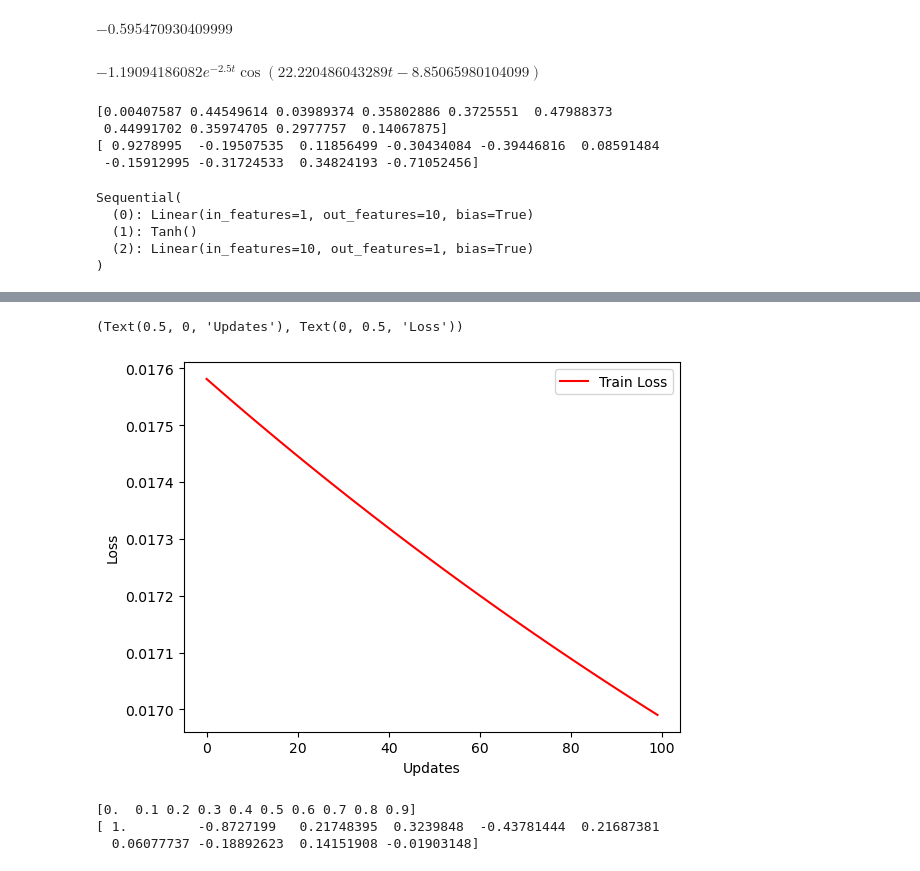
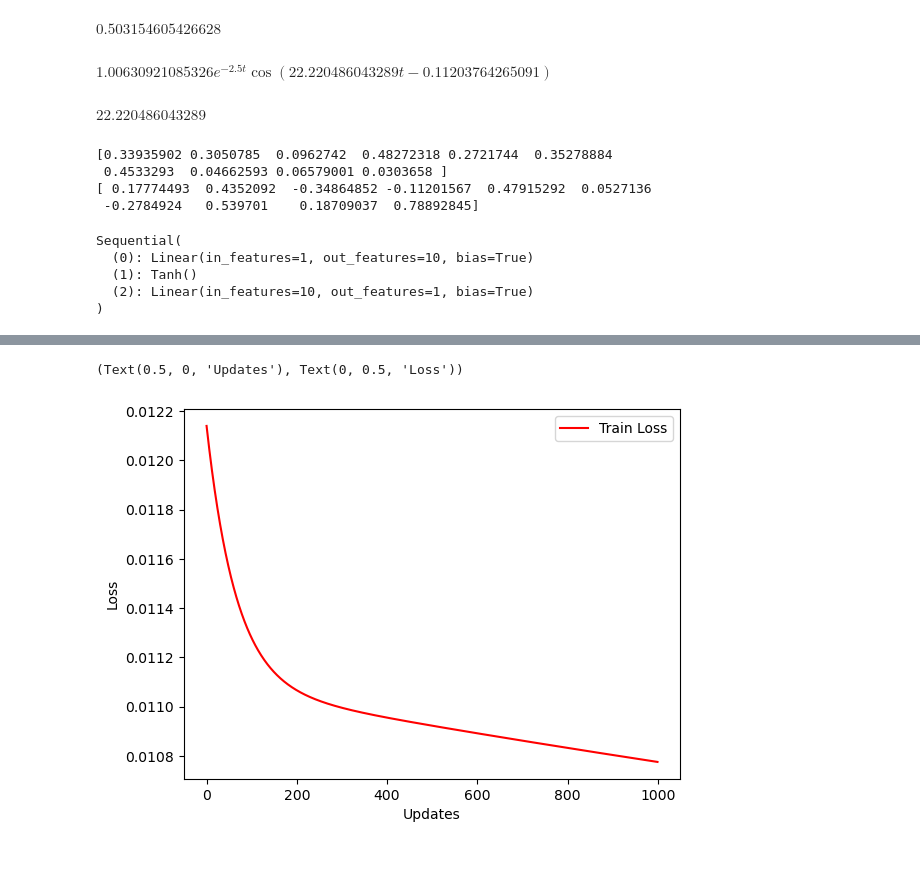
Before and after one commit to KasperKCarlsen/final-assignment-02456, a Jupyter notebook: assignment.ipynb, the cells around one changed output, grey strips where cells are left out. Drawn from its saved outputs; the diff is of its cells as text; code cells hidden in the pictures.

```diff
--- a/assignment.ipynb
+++ b/assignment.ipynb
@@ -29,7 +24,7 @@ delta = mu/(2*m)
 w0 = sqrt(k)
 w = sqrt(w0**2 - delta**2)
 
-phi = tan(-delta/w)**(-1)
+phi = atan(-delta/w)
 A = 1/(2 * cos(phi))
 
 display(A)
@@ -37,8 +32,9 @@ display(A)
 ODE = exp(-delta*t)*(2*A*cos(phi + w*t))
 display(ODE.simplify())
 # %% [output]
-$\displaystyle -0.595470930409999$
+$\displaystyle 0.503154605426628$
-$\displaystyle - 1.19094186082 e^{- 2.5 t} \cos{\left(22.220486043289 t - 8.85065980104099 \right)}$
+$\displaystyle 1.00630921085326 e^{- 2.5 t} \cos{\left(22.220486043289 t - 0.11203764265091 \right)}$
+$\displaystyle 22.220486043289$
 # %%
 n_train = 10
 
@@ -47,10 +43,10 @@ D_train = (np.array([ODE.subs(t, time) for time in times_train])).astype("float3
 print(times_train)
 print(D_train, "\n")
 # %% [output]
-[0.00407587 0.44549614 0.03989374 0.35802886 0.3725551  0.47988373
- 0.44991702 0.35974705 0.2977757  0.14067875]
-[ 0.9278995  -0.19507535  0.11856499 -0.30434084 -0.39446816  0.08591484
- -0.15912995 -0.31724533  0.34824193 -0.71052456]
+[0.33935902 0.3050785  0.0962742  0.48272318 0.2721744  0.35278884
+ 0.4533293  0.04662593 0.06579001 0.0303658 ]
+[ 0.17774493  0.4352092  -0.34864852 -0.11201567  0.47915292  0.0527136
+ -0.2784924   0.539701    0.18709037  0.78892845]
 # %%
 simple_model = torch.nn.Sequential(
     # input layer with 1 input
@@ -98,7 +94,7 @@ Sequential(
 
 # net = Net(num_features, num_l1, num_out)
 # %%
-optimizer = optim.SGD(net.parameters(), lr=0.01)
+optimizer = optim.SGD(net.parameters(), lr=0.001)
 criterion = torch.nn.MSELoss()
 # %%
 # loss_fn = torch.nn.MSELoss(reduction='sum')
@@ -151,7 +147,7 @@ target_train = torch.from_numpy(D_train).reshape(10,1)
 
 # setting hyperparameters and gettings epoch sizes
 batch_size = 10
-num_epochs = 100
+num_epochs = 1000
 num_samples_train = len(x_train)
 num_batches_train = num_samples_train // batch_size
 # num_samples_valid = len(target_val)
@@ -204,7 +200,7 @@ for epoch in range(num_epochs):
 
     # train_acc.append(train_acc_cur)
 
-    if epoch % 10 == 0:
+    if epoch % 100 == 0:
         print("Epoch %2i : Train Loss %f" % (
                 epoch+1, losses[-1]))
 
@@ -228,16 +224,13 @@ Epoch 91 : Train Loss 0.017036
 (Text(0.5, 0, 'Updates'), Text(0, 0.5, 'Loss'))
-[figure, old version]
+[figure, new version]
 # %%
-t = symbols("t", positive=True)
-n_val = 10
+# t = symbols("t", positive=True)
+# n_idx = 10      # number of cuts in the interval, distance between each index = 1/n_idx
+# n_group = 10    # number of occurences per index
 
-# create validation data
-# times_val = (np.random.rand(n_val) * 0.5).astype("float32")
-times_val = np.arange(0, 1, 1/n_val).astype("float32")
-D_val = (np.array([ODE.subs(t, time) for time in times_val])).astype("float32")
-print(times_val)
-print(D_val)
+# # create validation data
+# # times_val = (np.random.rand(n_val) * 0.5).astype("float32")
+# times_val = np.arange(0, 1, 1/n_val).astype("float32")
+# D_val = (np.array([ODE.subs(t, time) for time in times_val])).astype("float32")
+# print(times_val)
+# print(D_val)
-# %% [output]
-[0.  0.1 0.2 0.3 0.4 0.5 0.6 0.7 0.8 0.9]
-[ 1.         -0.8727199   0.21748395  0.3239848  -0.43781444  0.21687381
-  0.06077737 -0.18892623  0.14151908 -0.01903148]
```
Also changed, not shown: parts of 7 cells of this notebook, 1 other file.
